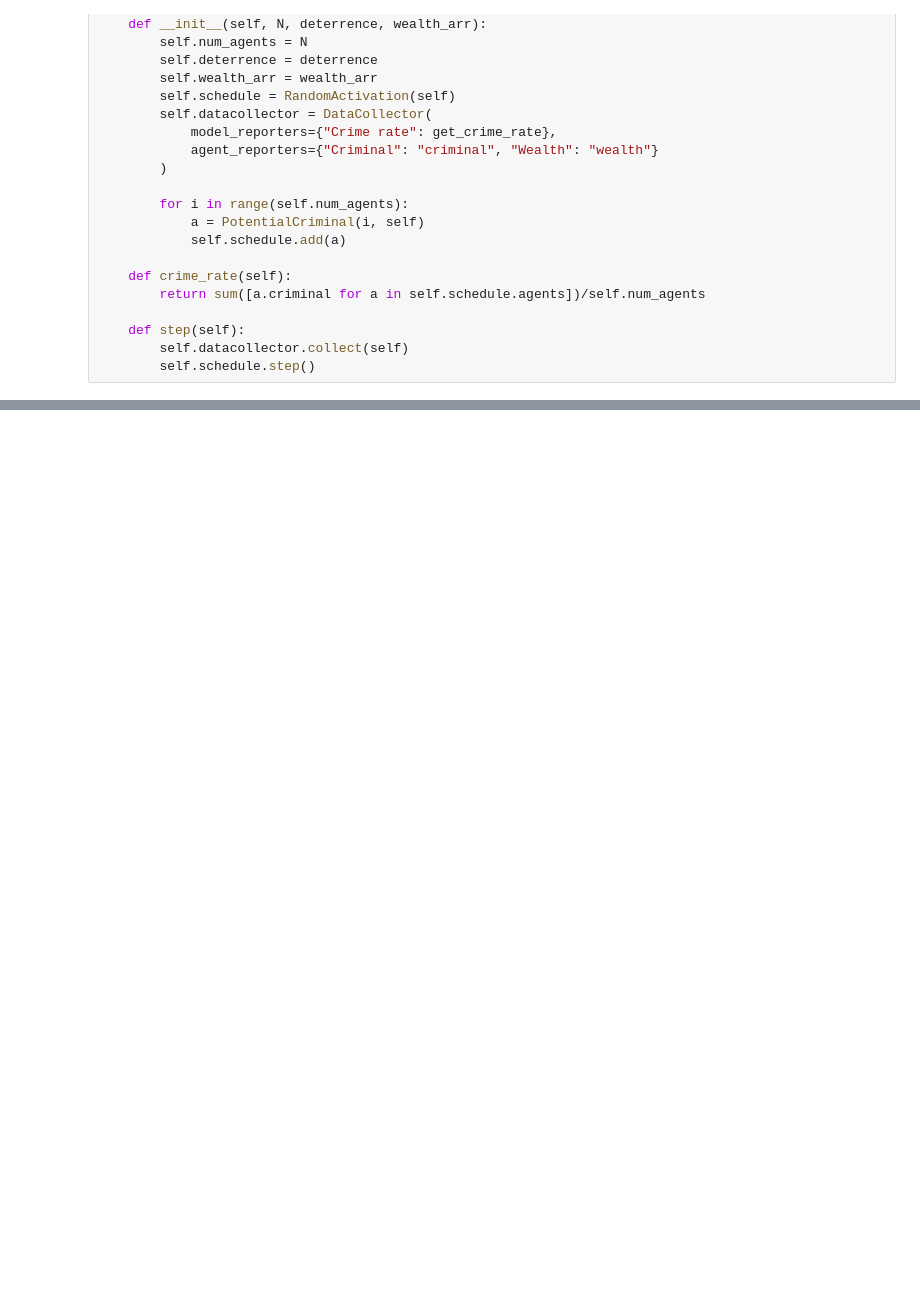
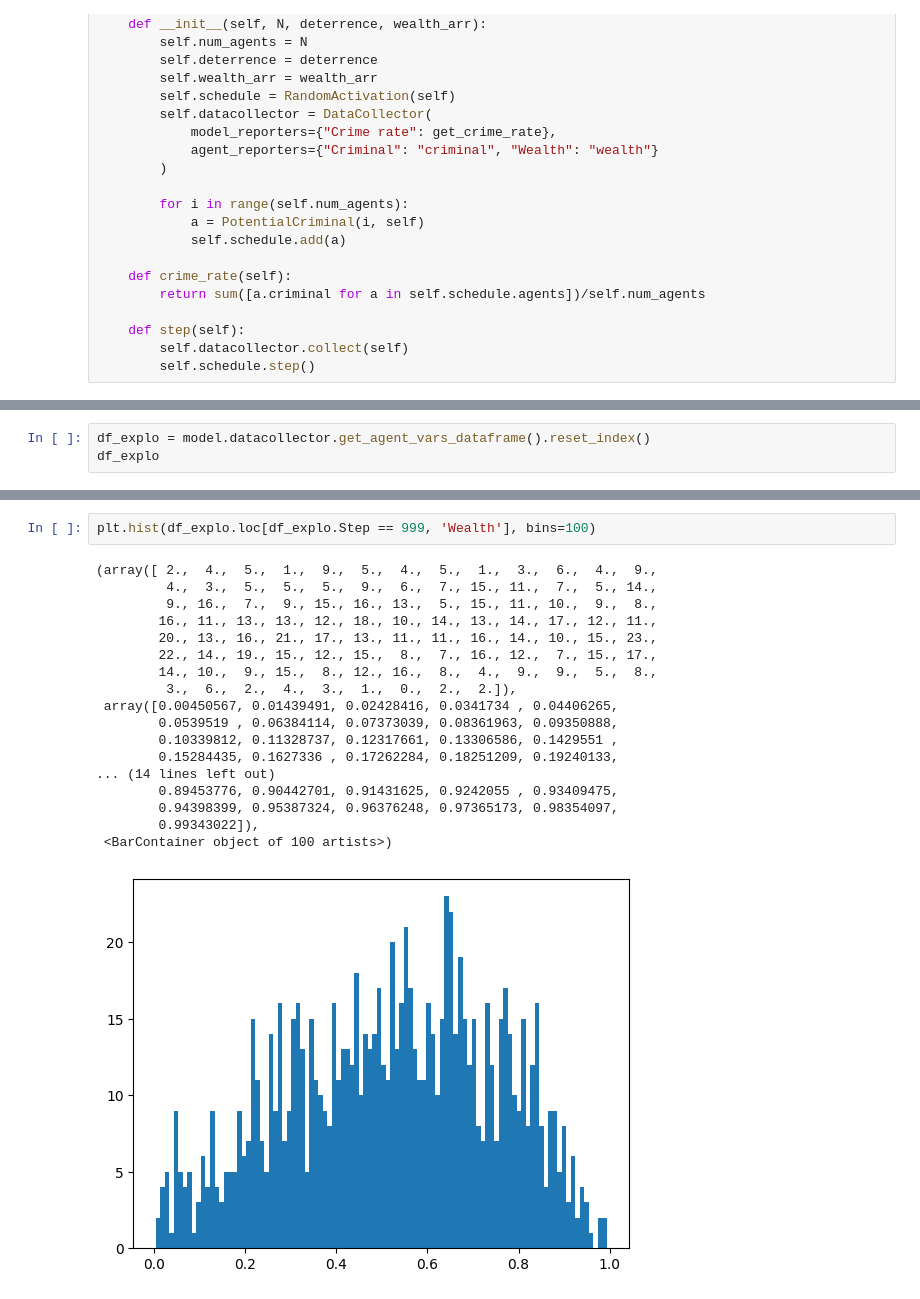
Before and after one commit to mmmbarendse/better_call_saul, a Jupyter notebook: explo/01.ipynb, the cells around one changed output, grey strips where cells are left out. Saved outputs shown, nothing was run; the diff lists cells and outputs as text; blank space fills up the shorter version.

```diff
--- a/explo/01.ipynb
+++ b/explo/01.ipynb
@@ -182,0 +183,3 @@ plt.plot(model.datacollector.get_model_vars_dataframe())
+# %%
+df_explo = model.datacollector.get_agent_vars_dataframe().reset_index()
+df_explo
@@ -182,0 +200,21 @@ plt.plot(model.datacollector.get_model_vars_dataframe())
+# %%
+plt.hist(df_explo.loc[df_explo.Step == 999, 'Wealth'], bins=100)
+# %% [output]
+(array([ 2.,  4.,  5.,  1.,  9.,  5.,  4.,  5.,  1.,  3.,  6.,  4.,  9.,
+         4.,  3.,  5.,  5.,  5.,  9.,  6.,  7., 15., 11.,  7.,  5., 14.,
+         9., 16.,  7.,  9., 15., 16., 13.,  5., 15., 11., 10.,  9.,  8.,
+        16., 11., 13., 13., 12., 18., 10., 14., 13., 14., 17., 12., 11.,
+        20., 13., 16., 21., 17., 13., 11., 11., 16., 14., 10., 15., 23.,
+        22., 14., 19., 15., 12., 15.,  8.,  7., 16., 12.,  7., 15., 17.,
+        14., 10.,  9., 15.,  8., 12., 16.,  8.,  4.,  9.,  9.,  5.,  8.,
+         3.,  6.,  2.,  4.,  3.,  1.,  0.,  2.,  2.]),
+ array([0.00450567, 0.01439491, 0.02428416, 0.0341734 , 0.04406265,
+        0.0539519 , 0.06384114, 0.07373039, 0.08361963, 0.09350888,
+        0.10339812, 0.11328737, 0.12317661, 0.13306586, 0.1429551 ,
+        0.15284435, 0.1627336 , 0.17262284, 0.18251209, 0.19240133,
+... (14 lines left out)
+        0.89453776, 0.90442701, 0.91431625, 0.9242055 , 0.93409475,
+        0.94398399, 0.95387324, 0.96376248, 0.97365173, 0.98354097,
+        0.99343022]),
+ <BarContainer object of 100 artists>)
+[figure, added]
```
Also changed, not shown: parts of 10 cells of this notebook, 1 other file.
